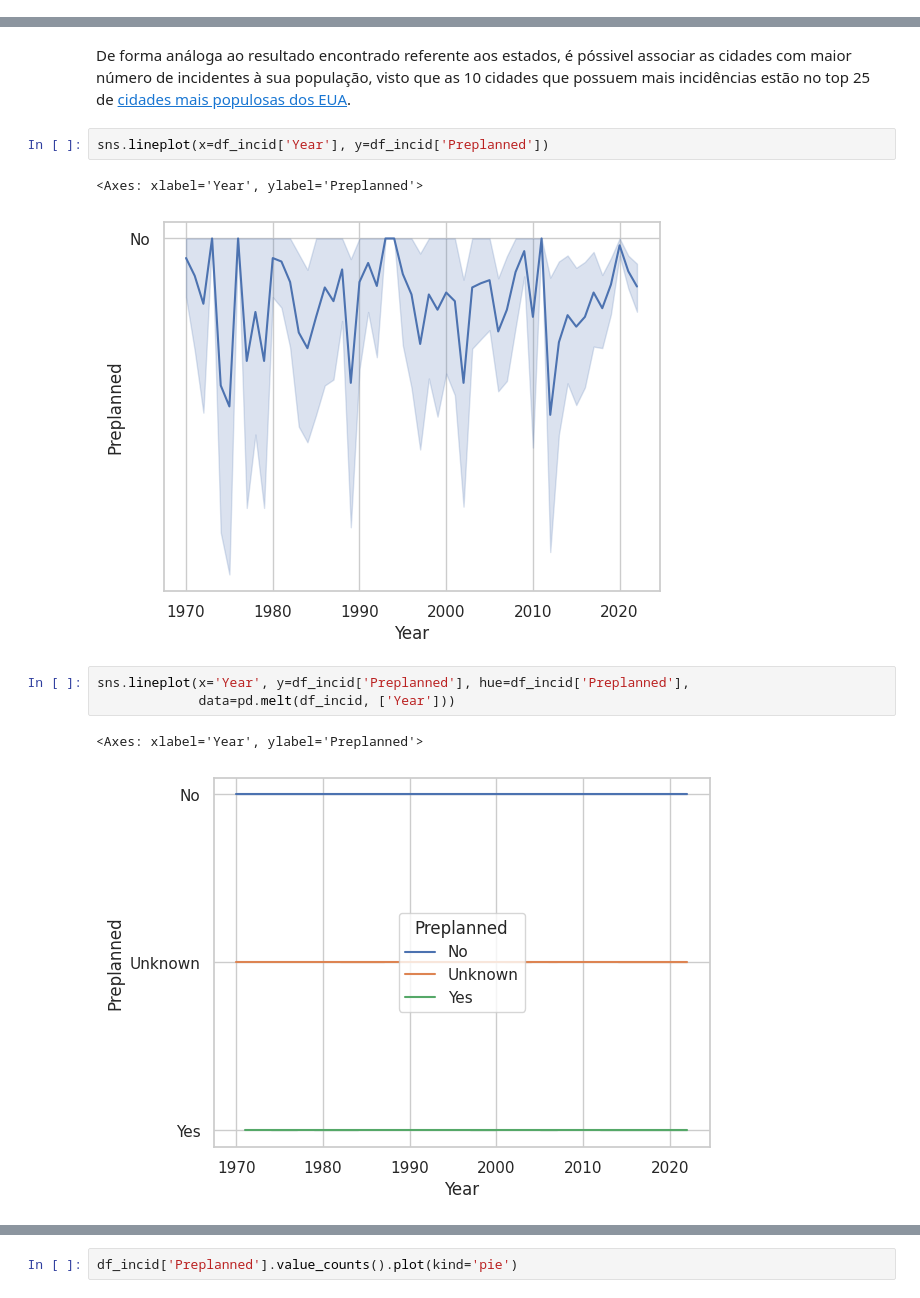
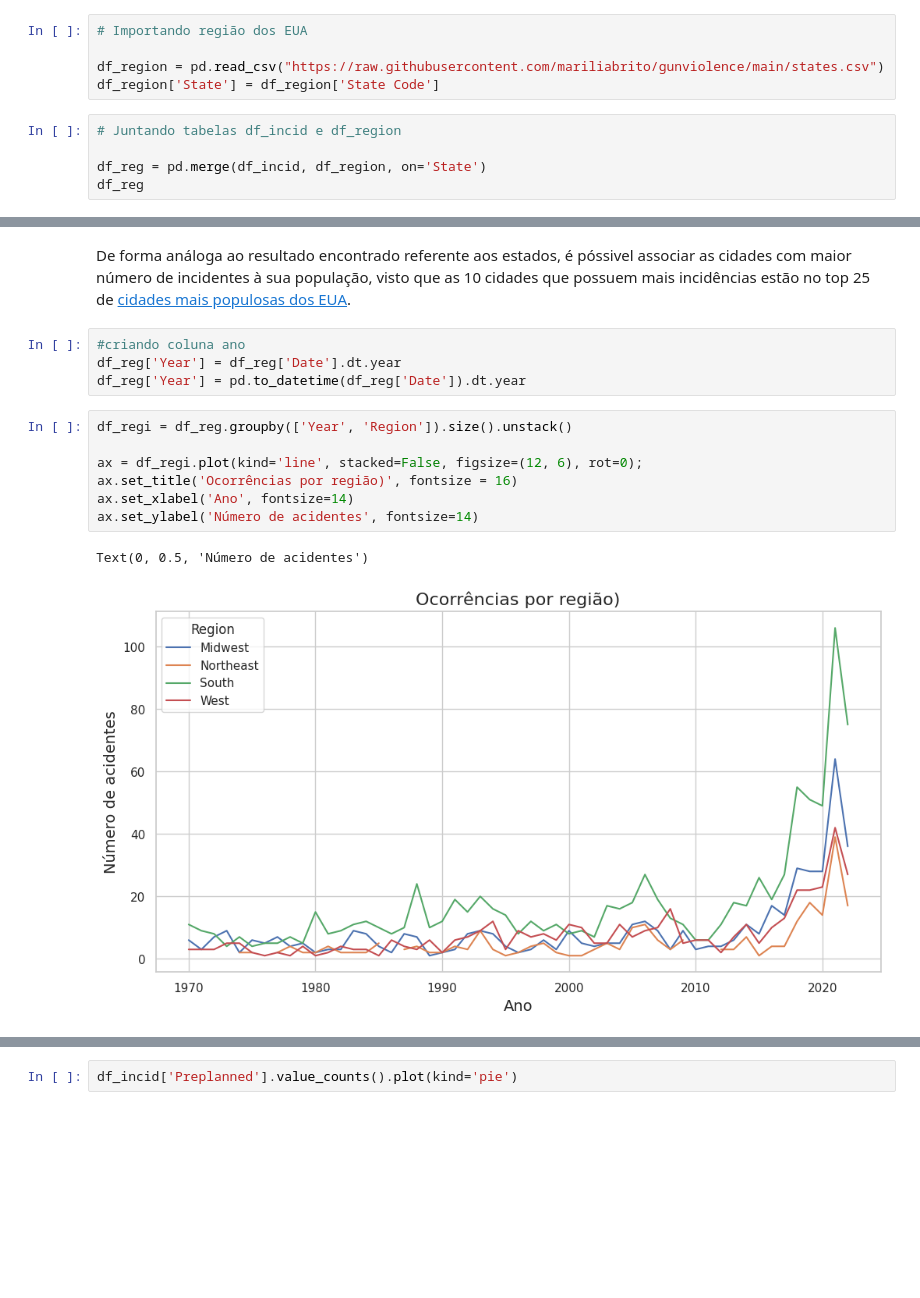
Before and after one commit to mariabandeira/gunviolence, a Jupyter notebook: Violência_Escolar.ipynb, the cells around one changed output, grey strips where cells are left out. Cells and saved outputs as stored; diff of their text form; blank space fills up the shorter version.

```diff
--- a/Violência_Escolar.ipynb
+++ b/Violência_Escolar.ipynb
@@ -162,0 +60,10 @@ df_weapn = pd.read_excel("https://github.com/mariliabrito/gunviolence/blob/main/
+# %%
+# Importando região dos EUA
+
+df_region = pd.read_csv("https://raw.githubusercontent.com/mariliabrito/gunviolence/main/states.csv")
+df_region['State'] = df_region['State Code']
+# %%
+# Juntando tabelas df_incid e df_region
+
+df_reg = pd.merge(df_incid, df_region, on='State')
+df_reg
@@ -953,14 +894,17 @@ plt.show()
 [figure]
 # %% [markdown]
 De forma análoga ao resultado encontrado referente aos estados, é póssivel associar as cidades com maior número de incidentes à sua população, visto que as 10 cidades que possuem mais incidências estão no top 25 de [cidades mais populosas dos EUA](https://pt.wikipedia.org/wiki/Lista_das_cidades_mais_populosas_dos_Estados_Unidos).
-# %%
-sns.lineplot(x=df_incid['Year'], y=df_incid['Preplanned'])
-# %% [output]
-<Axes: xlabel='Year', ylabel='Preplanned'>
-[figure, removed]
-# %%
-sns.lineplot(x='Year', y=df_incid['Preplanned'], hue=df_incid['Preplanned'],
-             data=pd.melt(df_incid, ['Year']))
-# %% [output]
-<Axes: xlabel='Year', ylabel='Preplanned'>
-[figure, removed]
+# %%
+#criando coluna ano
+df_reg['Year'] = df_reg['Date'].dt.year
+df_reg['Year'] = pd.to_datetime(df_reg['Date']).dt.year
+# %%
+df_regi = df_reg.groupby(['Year', 'Region']).size().unstack()
+
+ax = df_regi.plot(kind='line', stacked=False, figsize=(12, 6), rot=0);
+ax.set_title('Ocorrências por região)', fontsize = 16)
+ax.set_xlabel('Ano', fontsize=14)
+ax.set_ylabel('Número de acidentes', fontsize=14)
+# %% [output]
+Text(0, 0.5, 'Número de acidentes')
+[figure, added]
```
Also changed, not shown: parts of 36 cells of this notebook.
